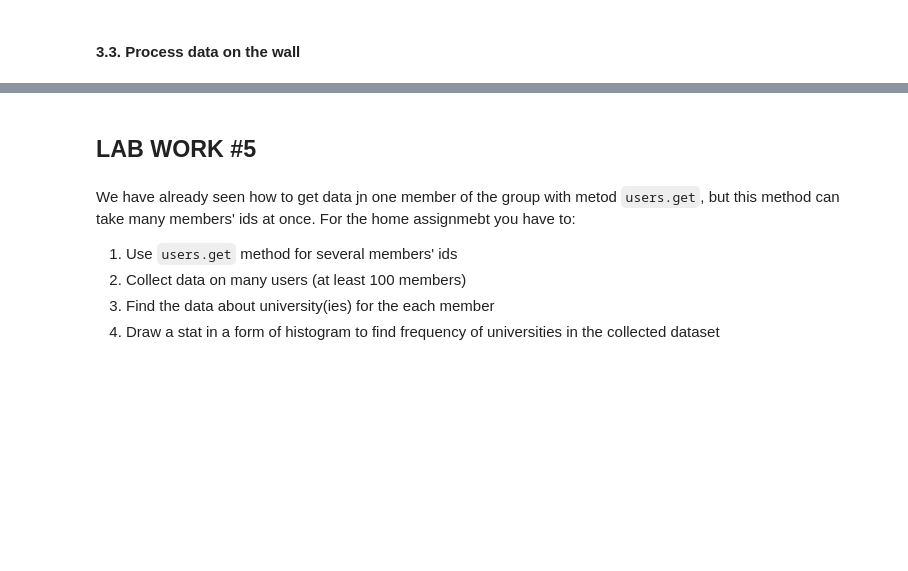
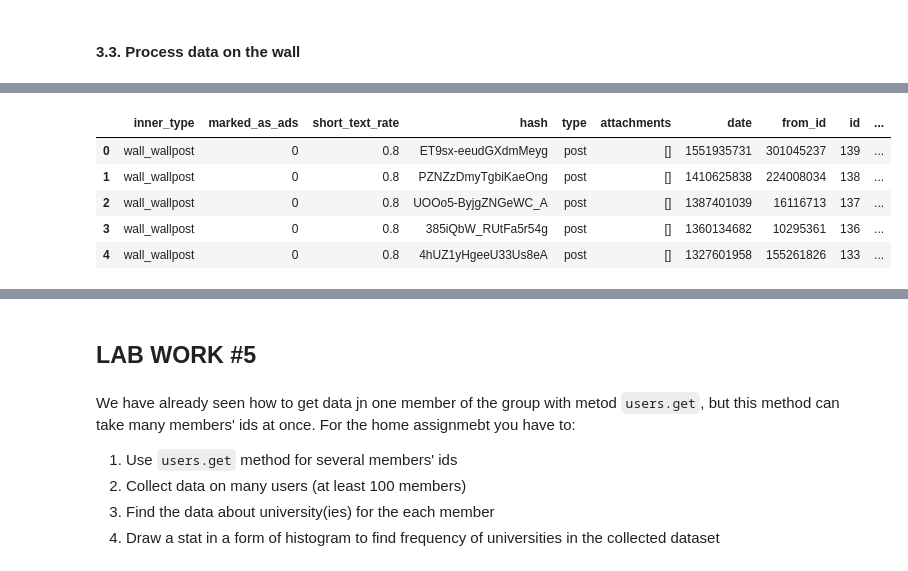
Before and after one commit to vgarshin/master_classes_23, a Jupyter notebook: 6_api_vk_load.ipynb, the cells around one changed output, grey strips where cells are left out. Drawn from its saved outputs; the diff is of its cells as text; code cells hidden in the pictures; blank space fills up the shorter version.

```diff
--- a/6_api_vk_load.ipynb
+++ b/6_api_vk_load.ipynb
@@ -286,13 +524,21 @@ df.head()
 # %%
 pd.set_option('display.max_columns', None)
 
 all_data = []
 for file_name in file_list:
-    with open(f'{folder}/{file_name}') as file:
-        data = json.load(file)
-    all_data.append(pd.json_normalize(data['response']['items']))
+    if 'json' in file_name:
+        with open(f'{folder}/{file_name}') as file:
+            data = json.load(file)
+        all_data.append(pd.json_normalize(data['response']['items']))
 df = pd.concat(all_data, ignore_index=True) # concatenate all the data frames in the list.
 df.head()
+# %% [output]
+|  | inner_type | marked_as_ads | short_text_rate | hash | type | attachments | date | from_id | id | ... |
+| 0 | wall_wallpost | 0 | 0.8 | ET9sx-eeudGXdmMeyg | post | [] | 1551935731 | 301045237 | 139 | ... |
+| 1 | wall_wallpost | 0 | 0.8 | PZNZzDmyTgbiKaeOng | post | [] | 1410625838 | 224008034 | 138 | ... |
+| 2 | wall_wallpost | 0 | 0.8 | UOOo5-ByjgZNGeWC_A | post | [] | 1387401039 | 16116713 | 137 | ... |
+| 3 | wall_wallpost | 0 | 0.8 | 385iQbW_RUtFa5r54g | post | [] | 1360134682 | 10295361 | 136 | ... |
+| 4 | wall_wallpost | 0 | 0.8 | 4hUZ1yHgeeU33Us8eA | post | [] | 1327601958 | 155261826 | 133 | ... |
 # %%
 df['owner_id'] = df['owner_id'].astype(str)
 # %%
```
Also changed, not shown: parts of 42 cells of this notebook, 1 other file.
